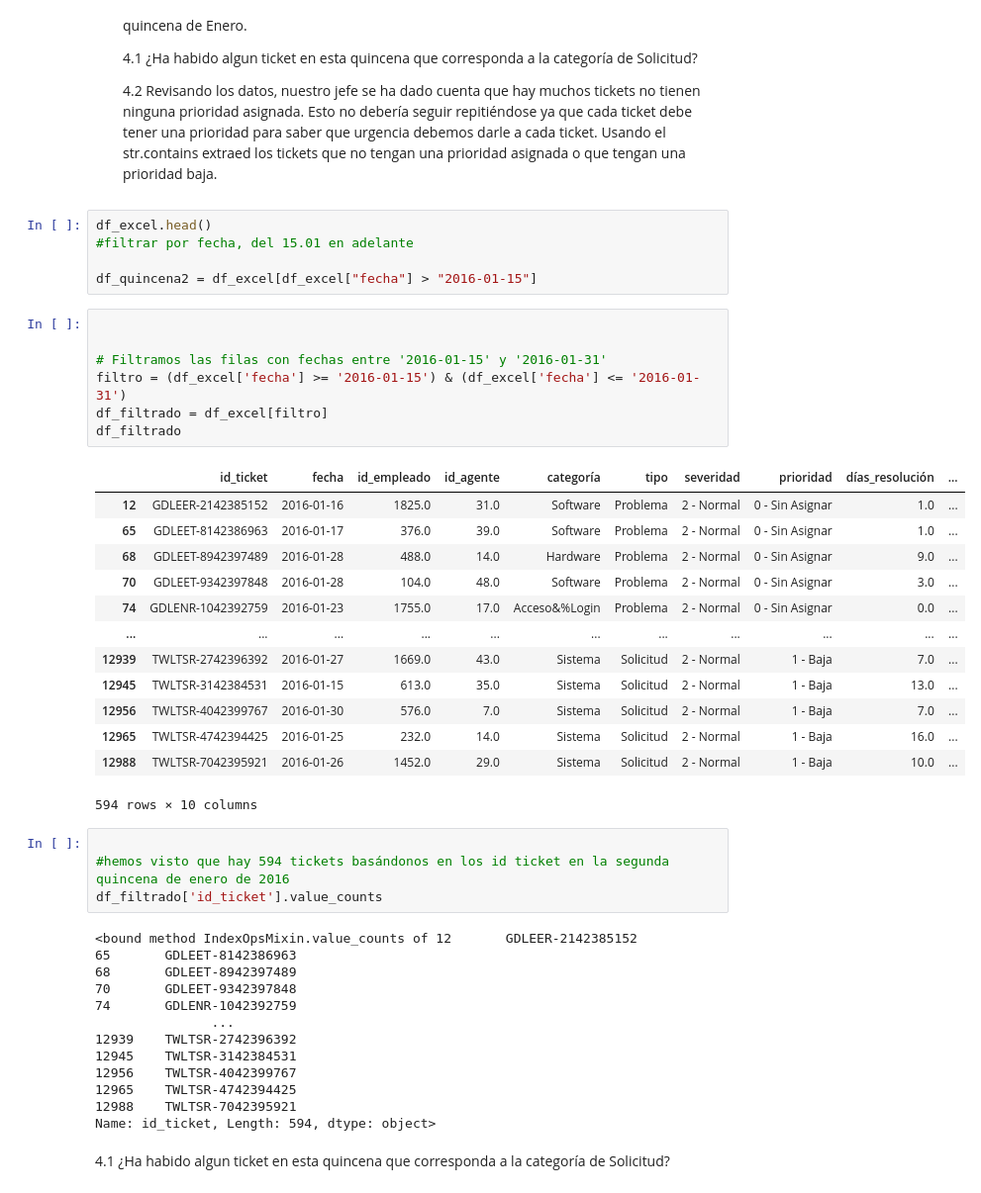
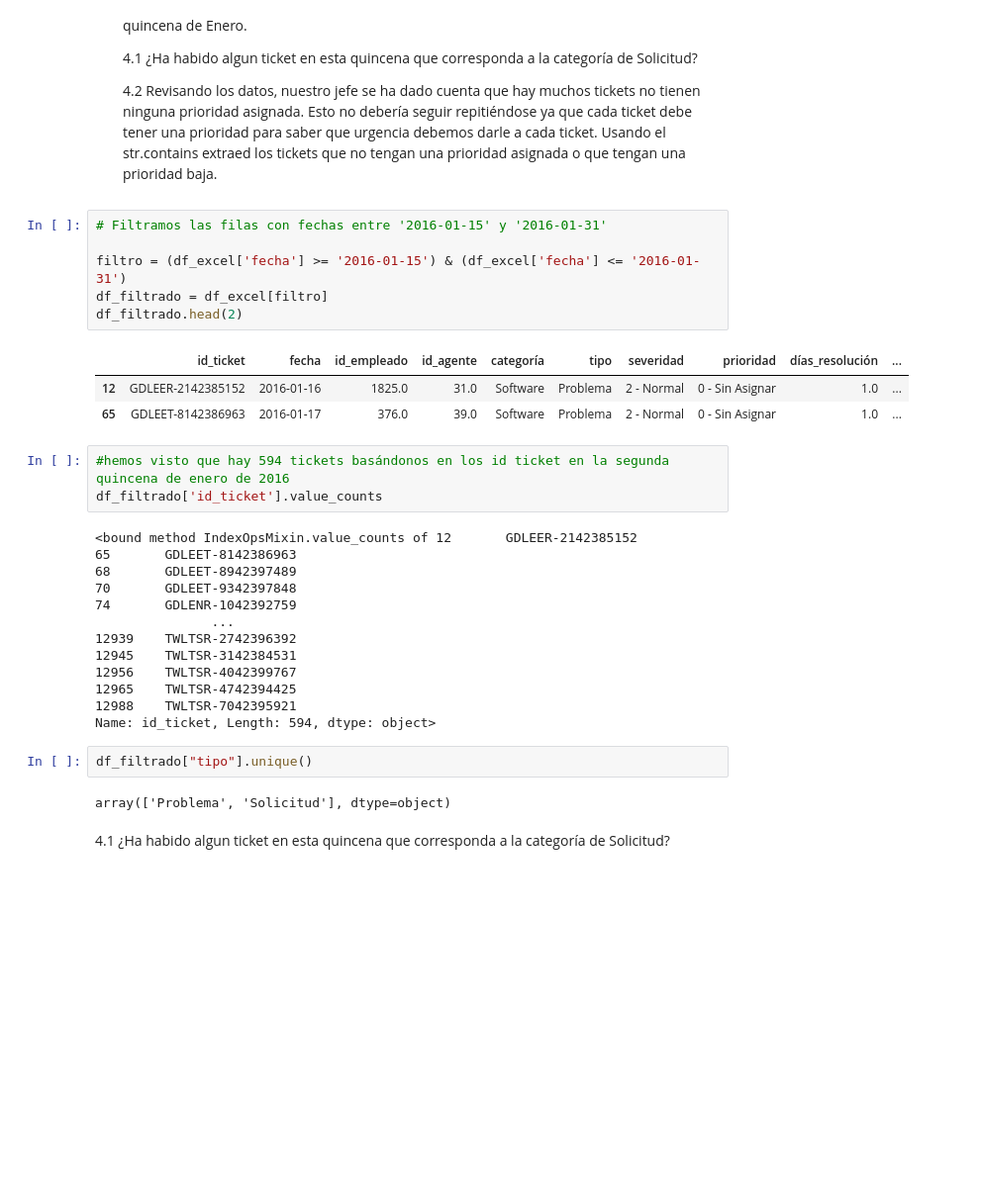
Before and after one commit to Adalab/promo-d-da-modulo2-sprint1-lorena-ana, a Jupyter notebook: PANDAS/pair_programming_pandas4.ipynb, the cells around one changed output. Shown at 99% size. Cells and saved outputs as stored; diff of their text form; blank space fills up the shorter version.

```diff
--- a/PANDAS/pair_programming_pandas4.ipynb
+++ b/PANDAS/pair_programming_pandas4.ipynb
@@ -166,34 +165,17 @@ conteo_satisfaccion2
    4.1 ¿Ha habido algun ticket en esta quincena que corresponda a la categoría de Solicitud?
 
    4.2 Revisando los datos, nuestro jefe se ha dado cuenta que hay muchos tickets no tienen ninguna prioridad asignada. Esto no debería seguir repitiéndose ya que cada ticket debe tener una prioridad para saber que urgencia debemos darle a cada ticket. Usando el str.contains extraed los tickets que no tengan una prioridad asignada o que tengan una prioridad baja.
-# %%
-df_excel.head()
-#filtrar por fecha, del 15.01 en adelante
-
-df_quincena2 = df_excel[df_excel["fecha"] > "2016-01-15"]
 # %%
+# Filtramos las filas con fechas entre '2016-01-15' y '2016-01-31'
 
-
-# Filtramos las filas con fechas entre '2016-01-15' y '2016-01-31'
 filtro = (df_excel['fecha'] >= '2016-01-15') & (df_excel['fecha'] <= '2016-01-31')
 df_filtrado = df_excel[filtro]
-df_filtrado
+df_filtrado.head(2)
 # %% [output]
 |  | id_ticket | fecha | id_empleado | id_agente | categoría | tipo | severidad | prioridad | días_resolución | ... |
 | 12 | GDLEER-2142385152 | 2016-01-16 | 1825.0 | 31.0 | Software | Problema | 2 - Normal | 0 - Sin Asignar | 1.0 | ... |
 | 65 | GDLEET-8142386963 | 2016-01-17 | 376.0 | 39.0 | Software | Problema | 2 - Normal | 0 - Sin Asignar | 1.0 | ... |
-| 68 | GDLEET-8942397489 | 2016-01-28 | 488.0 | 14.0 | Hardware | Problema | 2 - Normal | 0 - Sin Asignar | 9.0 | ... |
-| 70 | GDLEET-9342397848 | 2016-01-28 | 104.0 | 48.0 | Software | Problema | 2 - Normal | 0 - Sin Asignar | 3.0 | ... |
-| 74 | GDLENR-1042392759 | 2016-01-23 | 1755.0 | 17.0 | Acceso&%Login | Problema | 2 - Normal | 0 - Sin Asignar | 0.0 | ... |
-| ... | ... | ... | ... | ... | ... | ... | ... | ... | ... | ... |
-| 12939 | TWLTSR-2742396392 | 2016-01-27 | 1669.0 | 43.0 | Sistema | Solicitud | 2 - Normal | 1 - Baja | 7.0 | ... |
-| 12945 | TWLTSR-3142384531 | 2016-01-15 | 613.0 | 35.0 | Sistema | Solicitud | 2 - Normal | 1 - Baja | 13.0 | ... |
-| 12956 | TWLTSR-4042399767 | 2016-01-30 | 576.0 | 7.0 | Sistema | Solicitud | 2 - Normal | 1 - Baja | 7.0 | ... |
-| 12965 | TWLTSR-4742394425 | 2016-01-25 | 232.0 | 14.0 | Sistema | Solicitud | 2 - Normal | 1 - Baja | 16.0 | ... |
-| 12988 | TWLTSR-7042395921 | 2016-01-26 | 1452.0 | 29.0 | Sistema | Solicitud | 2 - Normal | 1 - Baja | 10.0 | ... |
-594 rows × 10 columns
 # %%
-
 #hemos visto que hay 594 tickets basándonos en los id ticket en la segunda quincena de enero de 2016
 df_filtrado['id_ticket'].value_counts
 # %% [output]
@@ -209,5 +191,9 @@ df_filtrado['id_ticket'].value_counts
 12965    TWLTSR-4742394425
 12988    TWLTSR-7042395921
 Name: id_ticket, Length: 594, dtype: object>
+# %%
+df_filtrado["tipo"].unique()
+# %% [output]
+array(['Problema', 'Solicitud'], dtype=object)
 # %% [markdown]
    4.1 ¿Ha habido algun ticket en esta quincena que corresponda a la categoría de Solicitud?
```
Also changed, not shown: parts of 25 cells of this notebook, 3 other files.
